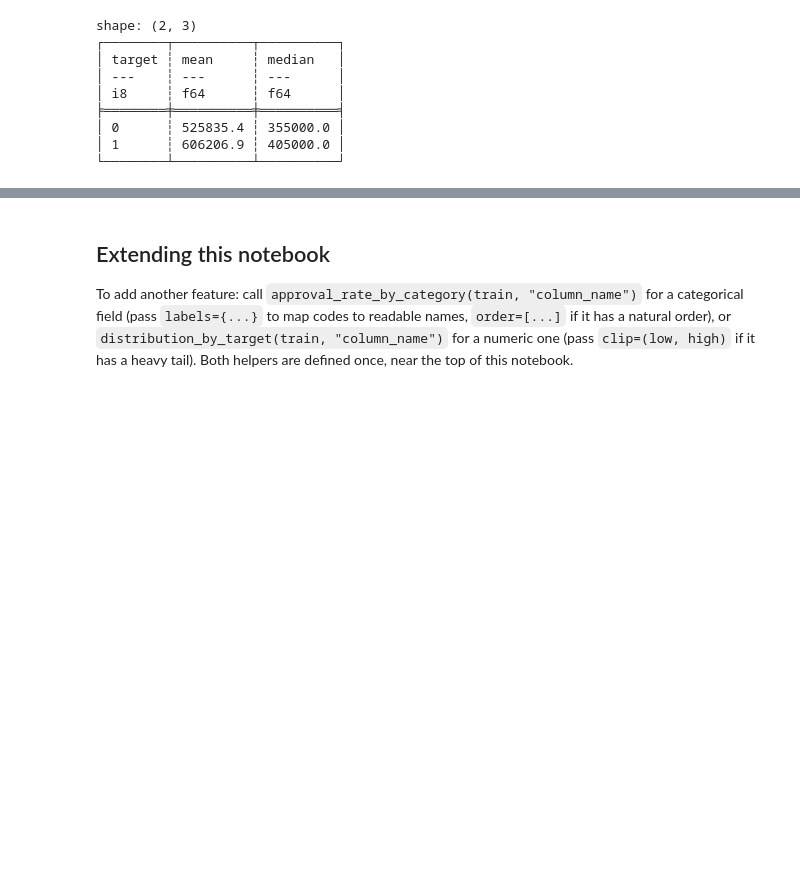
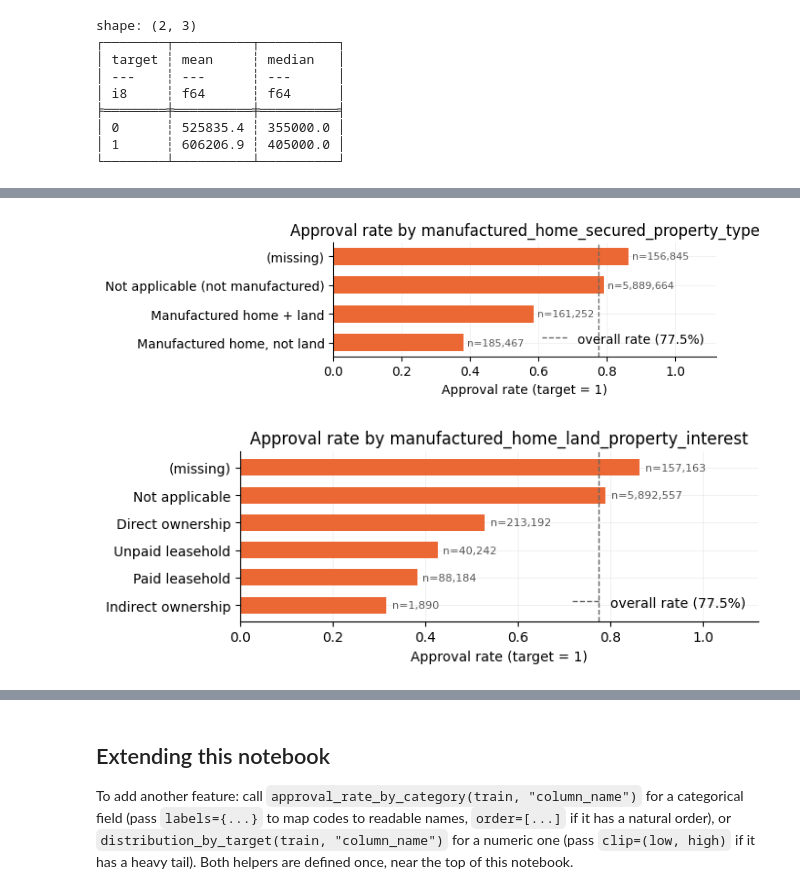
Before and after one commit to lugavt/US_morgage_acceptance, a Jupyter notebook: notebooks/target_relationships.ipynb, the cells around one changed output, grey strips where cells are left out. Drawn from its saved outputs; the diff is of its cells as text; code cells hidden in the pictures; blank space fills up the shorter version.

```diff
--- a/notebooks/target_relationships.ipynb
+++ b/notebooks/target_relationships.ipynb
@@ -260,0 +320,13 @@ shape: (2, 3)
+# %%
+_ = approval_rate_by_category(
+    train, "manufactured_home_secured_property_type",
+    labels={1: "Manufactured home + land", 2: "Manufactured home, not land", 3: "Not applicable (not manufactured)"},
+)
+_ = approval_rate_by_category(
+    train, "manufactured_home_land_property_interest",
+    labels={1: "Direct ownership", 2: "Indirect ownership", 3: "Paid leasehold",
+            4: "Unpaid leasehold", 5: "Not applicable"},
+)
+# %% [output]
+[figure, added]
+[figure, added]
```
Also changed, not shown: parts of 33 cells of this notebook, 1 other file.
